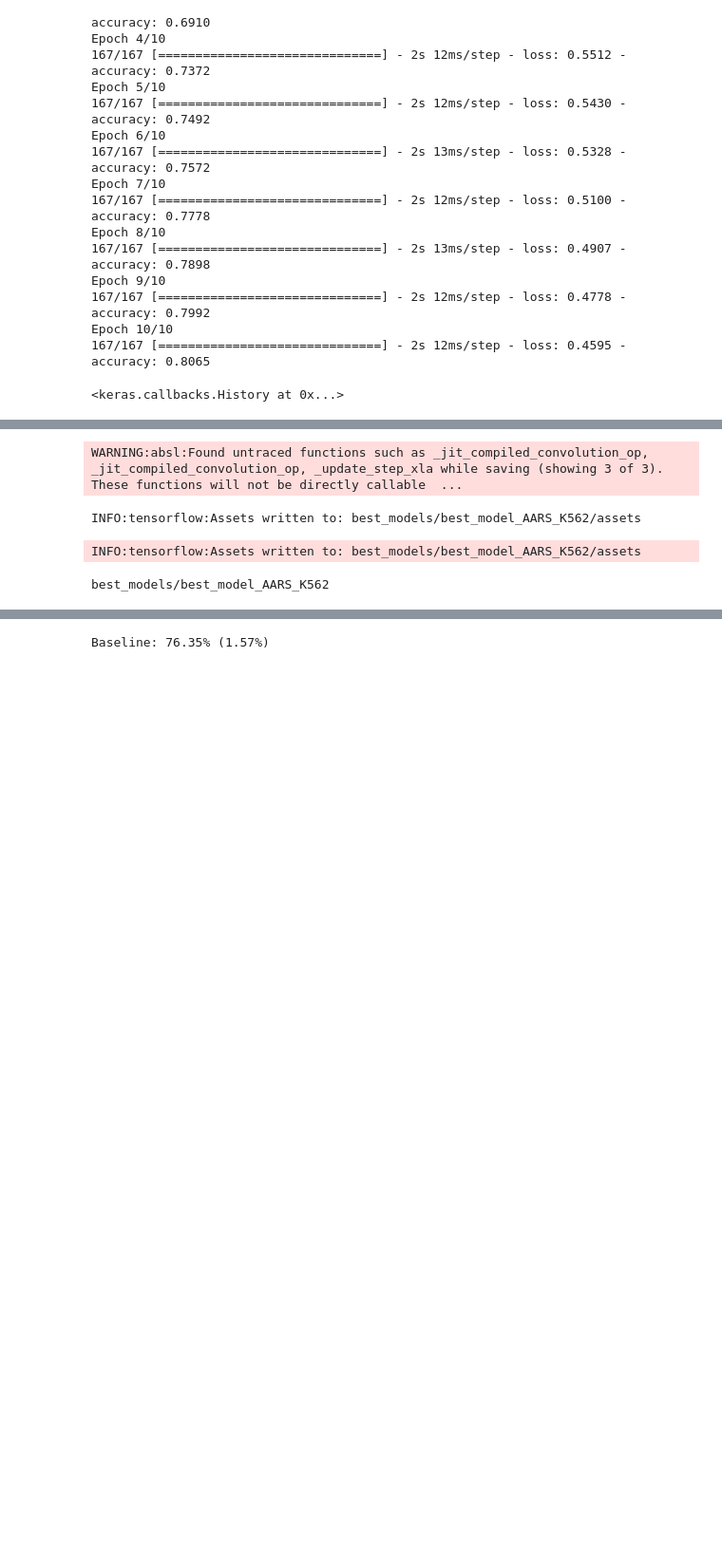
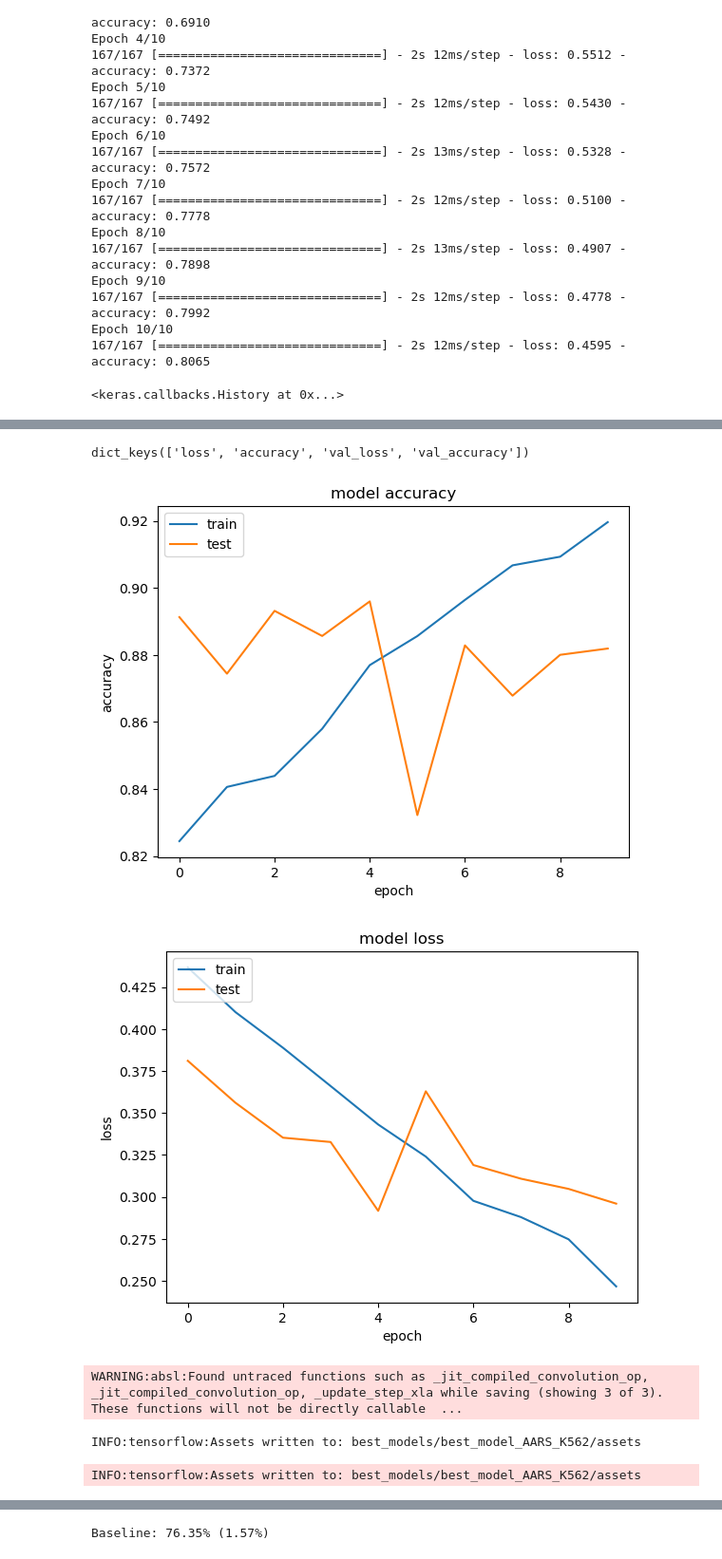
Before and after one commit to sofiamrtll/thesis, a Jupyter notebook: THESIS - Model.ipynb, the cells around one changed output, grey strips where cells are left out. Shown at 95% size. Cells and saved outputs as stored; diff of their text form; code cells hidden in the pictures; blank space fills up the shorter version.

Commit message:
Plots added

```diff
--- a/THESIS - Model.ipynb
+++ b/THESIS - Model.ipynb
@@ -555,3 +552,12 @@ Epoch 9/10
 Epoch 10/10
 167/167 [==============================] - 2s 12ms/step - loss: 0.4595 - accuracy: 0.8065
 <keras.callbacks.History at 0x...>
+# %%
+#to be deleted
+my_callbacks = [
+    tf.keras.callbacks.EarlyStopping(patience=5),
+    tf.keras.callbacks.ModelCheckpoint(filepath='model.{epoch:02d}-{val_loss:.2f}.h5'),
+    tf.keras.callbacks.TensorBoard(log_dir='./logs'),
+]
+
+history = reconstructed_model1.fit(x_train, y_train, epochs=10, validation_data=(x_val,y_val), callbacks = my_callbacks )
@@ -558 +585,27 @@ Epoch 10/10
+# %%
+# list all data in history
+import matplotlib.pyplot as plt
+import numpy as np
+
+print(history.history.keys())
+# summarize history for accuracy
+plt.plot(history.history['accuracy'])
+plt.plot(history.history['val_accuracy'])
+plt.title('model accuracy')
+plt.ylabel('accuracy')
+plt.xlabel('epoch')
+plt.legend(['train', 'test'], loc='upper left')
+plt.show()
+# summarize history for loss
+plt.plot(history.history['loss'])
+plt.plot(history.history['val_loss'])
+plt.title('model loss')
+plt.ylabel('loss')
+plt.xlabel('epoch')
+plt.legend(['train', 'test'], loc='upper left')
+plt.show()
+# %% [output]
+dict_keys(['loss', 'accuracy', 'val_loss', 'val_accuracy'])
+[figure, added]
+[figure, added]
 # %%
@@ -562,6 +619,6 @@ WARNING:absl:Found untraced functions such as _jit_compiled_convolution_op, _jit
 INFO:tensorflow:Assets written to: best_models/best_model_AARS_K562/assets
 INFO:tensorflow:Assets written to: best_models/best_model_AARS_K562/assets
 # %%
-print('best_models/best_model_%s' % current_folder)
+#reloading the model to compute the predictions
+
+reconstructed_model1 = keras.models.load_model('best_models/best_model_AARS_K562')
-# %% [output]
-best_models/best_model_AARS_K562
```
Also changed, not shown: parts of 32 cells of this notebook.
